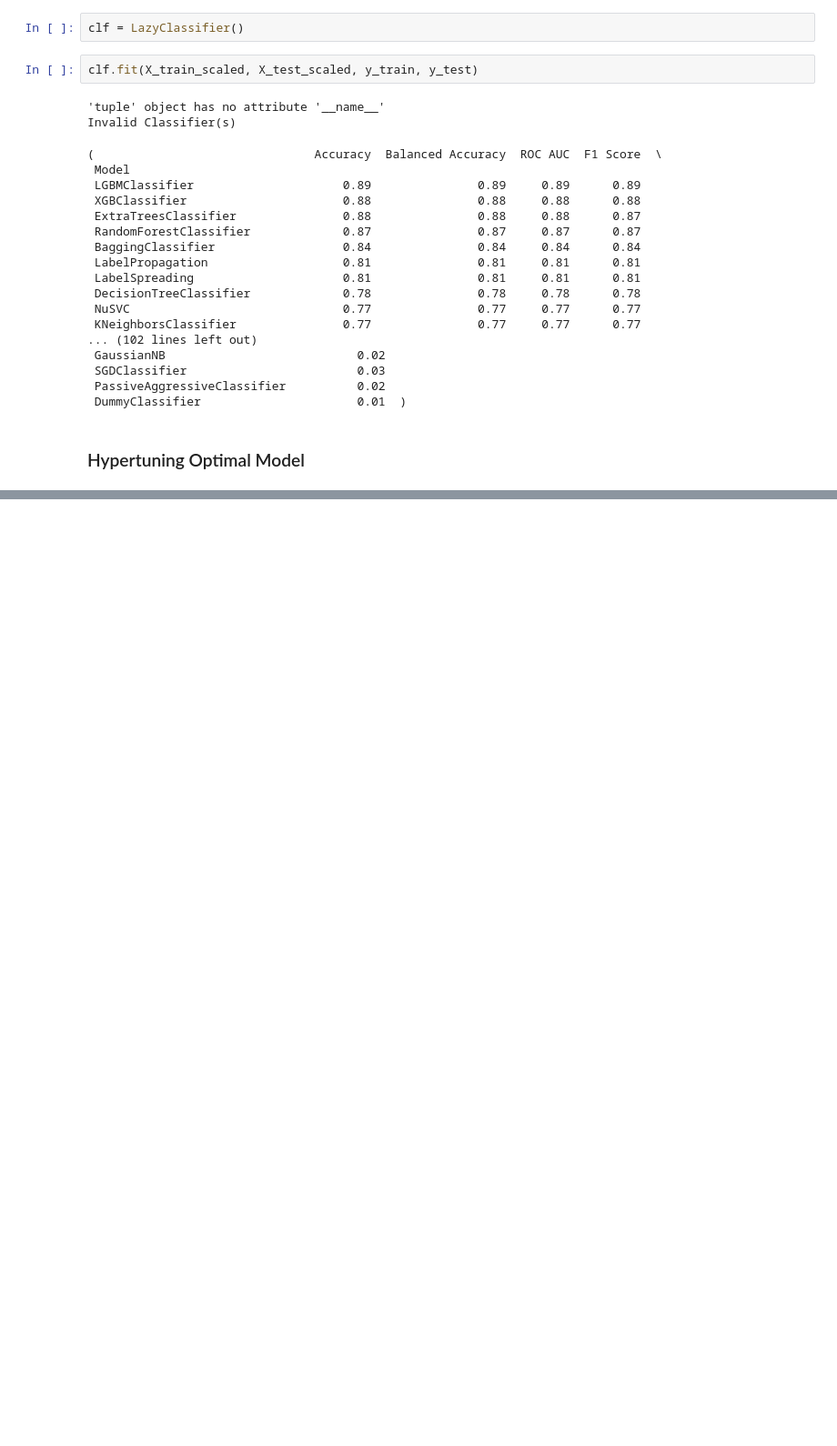
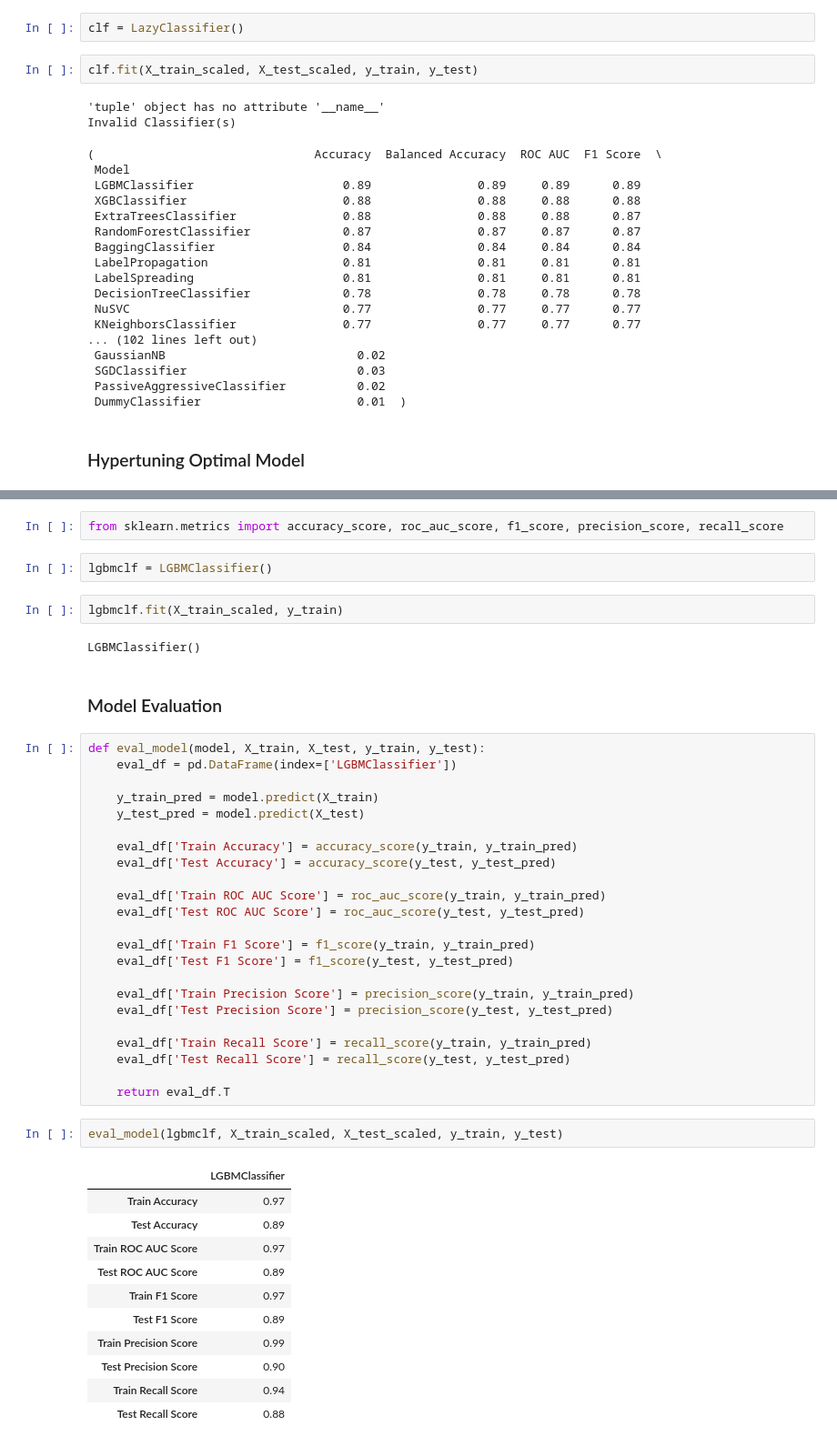
Before and after one commit to shubhamwankar/heart-disease-prediction, a Jupyter notebook: Heart Disease Risk Prediction.ipynb, the cells around one changed output, grey strips where cells are left out. Shown at 91% size. Cells and saved outputs as stored; diff of their text form; blank space fills up the shorter version.

```diff
--- a/Heart Disease Risk Prediction.ipynb
+++ b/Heart Disease Risk Prediction.ipynb
@@ -599,0 +634,47 @@ LGBMClassifier()
+# %%
+from sklearn.metrics import accuracy_score, roc_auc_score, f1_score, precision_score, recall_score
+# %%
+lgbmclf = LGBMClassifier()
+# %%
+lgbmclf.fit(X_train_scaled, y_train)
+# %% [output]
+LGBMClassifier()
+# %% [markdown]
+### Model Evaluation
+# %%
+def eval_model(model, X_train, X_test, y_train, y_test):
+    eval_df = pd.DataFrame(index=['LGBMClassifier'])
+
+    y_train_pred = model.predict(X_train)
+    y_test_pred = model.predict(X_test)
+
+    eval_df['Train Accuracy'] = accuracy_score(y_train, y_train_pred)
+    eval_df['Test Accuracy'] = accuracy_score(y_test, y_test_pred)
+
+    eval_df['Train ROC AUC Score'] = roc_auc_score(y_train, y_train_pred)
+    eval_df['Test ROC AUC Score'] = roc_auc_score(y_test, y_test_pred)
+
+    eval_df['Train F1 Score'] = f1_score(y_train, y_train_pred)
+    eval_df['Test F1 Score'] = f1_score(y_test, y_test_pred)
+
+    eval_df['Train Precision Score'] = precision_score(y_train, y_train_pred)
+    eval_df['Test Precision Score'] = precision_score(y_test, y_test_pred)
+
+    eval_df['Train Recall Score'] = recall_score(y_train, y_train_pred)
+    eval_df['Test Recall Score'] = recall_score(y_test, y_test_pred)
+
+    return eval_df.T
+# %%
+eval_model(lgbmclf, X_train_scaled, X_test_scaled, y_train, y_test)
+# %% [output]
+|  | LGBMClassifier |
+| Train Accuracy | 0.97 |
+| Test Accuracy | 0.89 |
+| Train ROC AUC Score | 0.97 |
+| Test ROC AUC Score | 0.89 |
+| Train F1 Score | 0.97 |
+| Test F1 Score | 0.89 |
+| Train Precision Score | 0.99 |
+| Test Precision Score | 0.90 |
+| Train Recall Score | 0.94 |
+| Test Recall Score | 0.88 |
```
Also changed, not shown: parts of 5 cells of this notebook.
